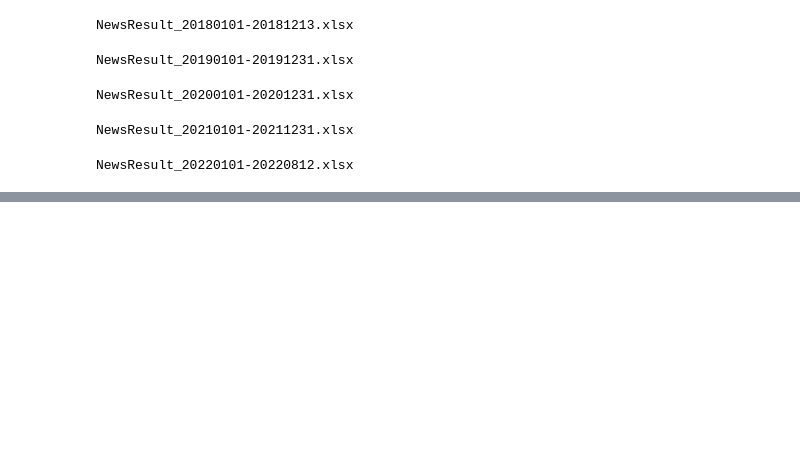
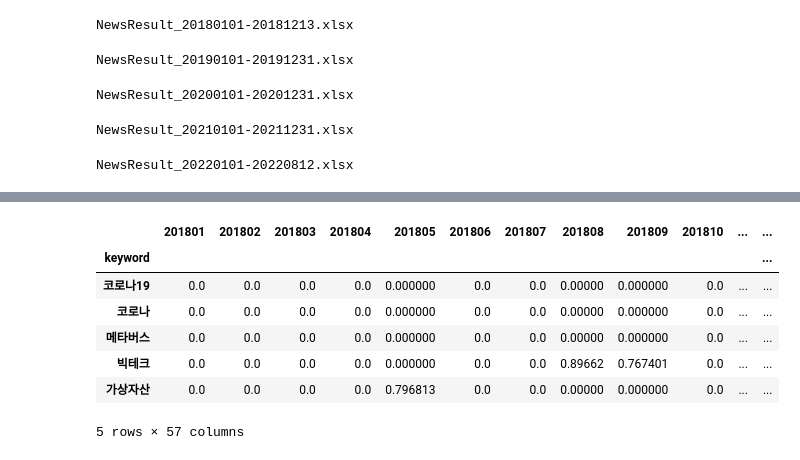
Before and after one commit to ho2921ho/BerTopic, a Jupyter notebook: BerTopic.ipynb, the cells around one changed output, grey strips where cells are left out. Cells and saved outputs as stored; diff of their text form; code cells hidden in the pictures; blank space fills up the shorter version.

```diff
--- a/BerTopic.ipynb
+++ b/BerTopic.ipynb
@@ -392,0 +154,28 @@ model.visualize_distribution(probabilities[0])
+# %%
+# 데이터 비교1 . 회귀선의 기울기
+# 연도별 건수 보정(normaliae)
+
+df2 = df.copy()
+for dt in dtlst:
+    df2[dt] = df2[dt][:-1]*10000 / df2[dt][-1]
+from scipy import stats
+
+x = [x + 1for x in range(0,len(dtlst))]
+
+slopes = []
+for i in list(df2.values):
+    y = i[:-1]
+    slope, intercept, r, p, std_err = stats.linregress(x, y)
+    slopes.append(slope)
+df2['slope'] = slopes
+# %%
+df2.sort_values(by = 'slope',ascending = False)[0:5]
+# %% [output]
+|  | 201801 | 201802 | 201803 | 201804 | 201805 | 201806 | 201807 | 201808 | 201809 | 201810 | ... | ... |
+| keyword |  |  |  |  |  |  |  |  |  |  |  | ... |
+| 코로나19 | 0.0 | 0.0 | 0.0 | 0.0 | 0.000000 | 0.0 | 0.0 | 0.00000 | 0.000000 | 0.0 | ... | ... |
+| 코로나 | 0.0 | 0.0 | 0.0 | 0.0 | 0.000000 | 0.0 | 0.0 | 0.00000 | 0.000000 | 0.0 | ... | ... |
+| 메타버스 | 0.0 | 0.0 | 0.0 | 0.0 | 0.000000 | 0.0 | 0.0 | 0.00000 | 0.000000 | 0.0 | ... | ... |
+| 빅테크 | 0.0 | 0.0 | 0.0 | 0.0 | 0.000000 | 0.0 | 0.0 | 0.89662 | 0.767401 | 0.0 | ... | ... |
+| 가상자산 | 0.0 | 0.0 | 0.0 | 0.0 | 0.796813 | 0.0 | 0.0 | 0.00000 | 0.000000 | 0.0 | ... | ... |
+5 rows × 57 columns
```
Also changed, not shown: parts of 48 cells of this notebook, 10 other files.
